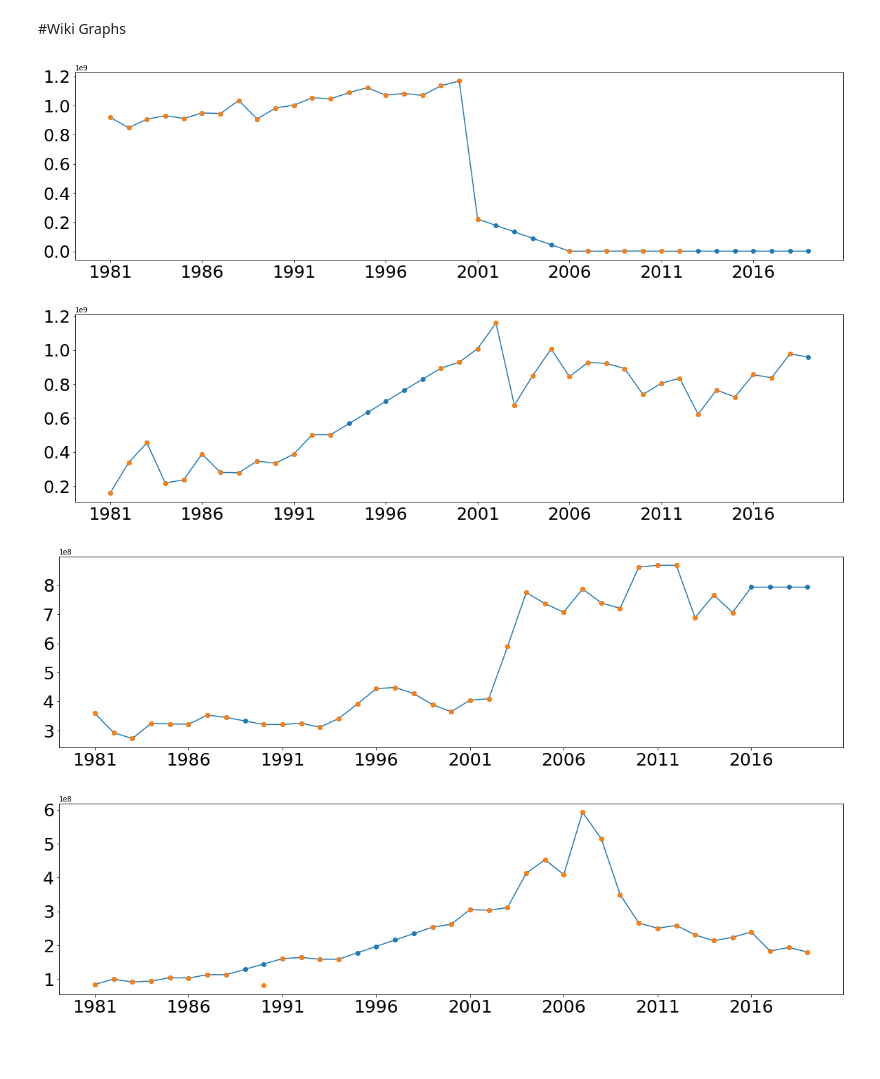
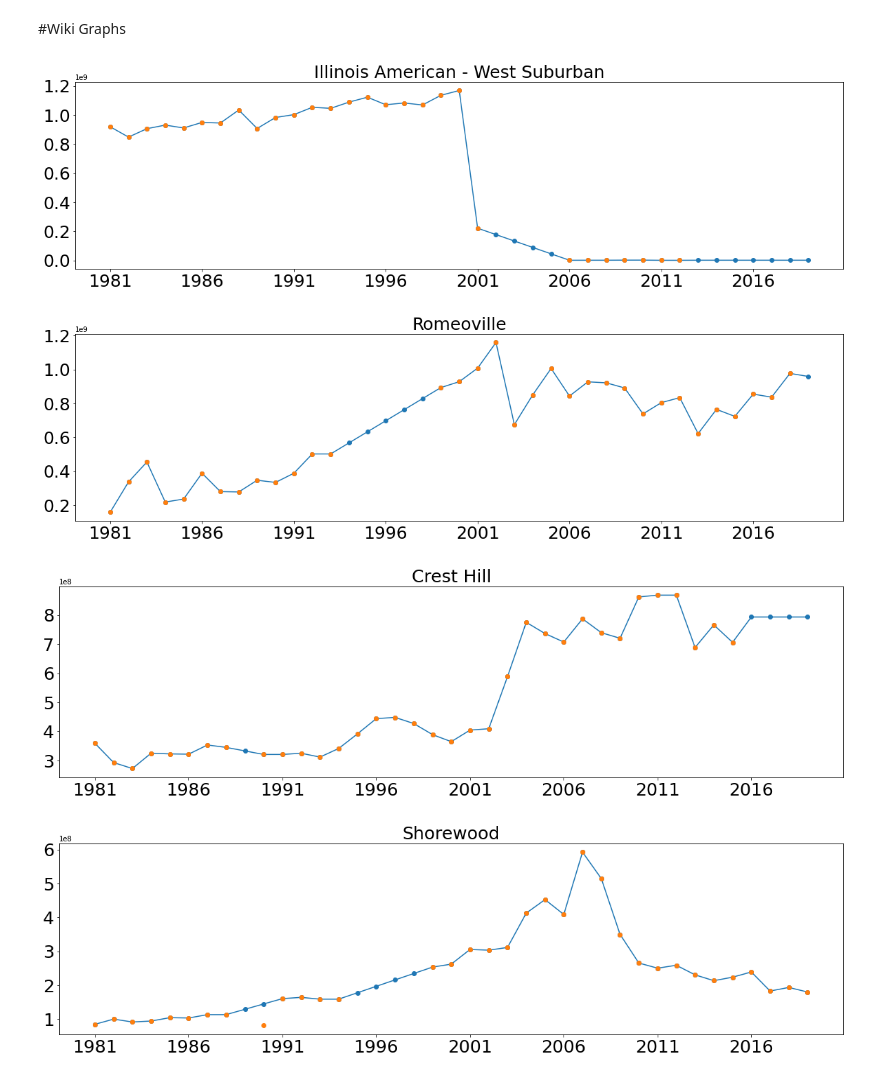
Before and after one commit to dbabrams/ShallowDolomite_Group, a Jupyter notebook: Milestone_1_3_d_Excel_Edit.ipynb, the cells around one changed output. Cells and saved outputs as stored; diff of their text form; code cells hidden in the pictures; blank space fills up the shorter version.

```diff
--- a/Milestone_1_3_d_Excel_Edit.ipynb
+++ b/Milestone_1_3_d_Excel_Edit.ipynb
@@ -189,32 +158,36 @@ ROKc=cooked_data.iloc[8]
 #Wiki Graphs
 # %%
 #plot Illinois American - West Suburban
-ILAc.plot(label='owner', figsize=(20,5), fontsize=25, style='o-')
+ILAc.plot(figsize=(20,5), fontsize=25, style='o-')
 ILAr.plot(style='o')
+plt.title('Illinois American - West Suburban', fontsize=25)
 plt.show()
 # %% [output]
-[figure, old version]
+[figure, new version]
 # %%
 #plot Romeoville
 ROMc.plot(label='owner', figsize=(20,5), fontsize=25, style='o-')
 ROMr.plot(style='o')
+plt.title('Romeoville', fontsize=25)
 plt.show()
 # %% [output]
-[figure, old version]
+[figure, new version]
 # %%
 #plot Crest Hill
 CRHc.plot(label='owner', figsize=(20,5), fontsize=25, style='o-')
 CRHr.plot(style='o')
+plt.title('Crest Hill', fontsize=25)
 plt.show()
 # %% [output]
-[figure, old version]
+[figure, new version]
 # %%
 #plot Shorewood
 SHOc.plot(label='owner', figsize=(20,5), fontsize=25, style='o-')
 SHOr.plot(style='o')
+plt.title('Shorewood', fontsize=25)
 plt.show()
 # %% [output]
-[figure, old version]
+[figure, new version]
 # %%
 #plot Bolingbrook
 BOLc.plot(label='owner', figsize=(20,5), fontsize=25, style='o-')
```
Also changed, not shown: parts of 7 cells of this notebook.
